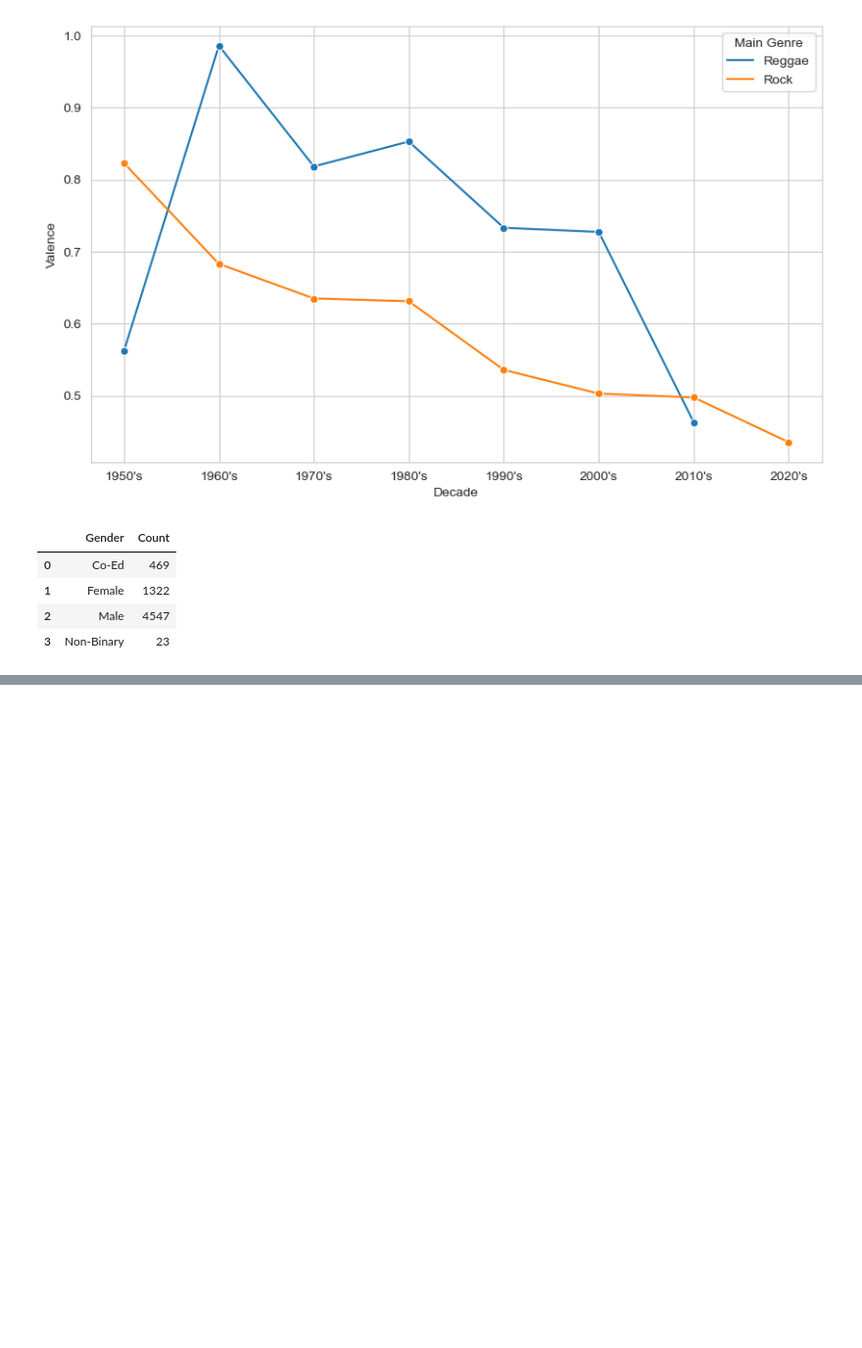
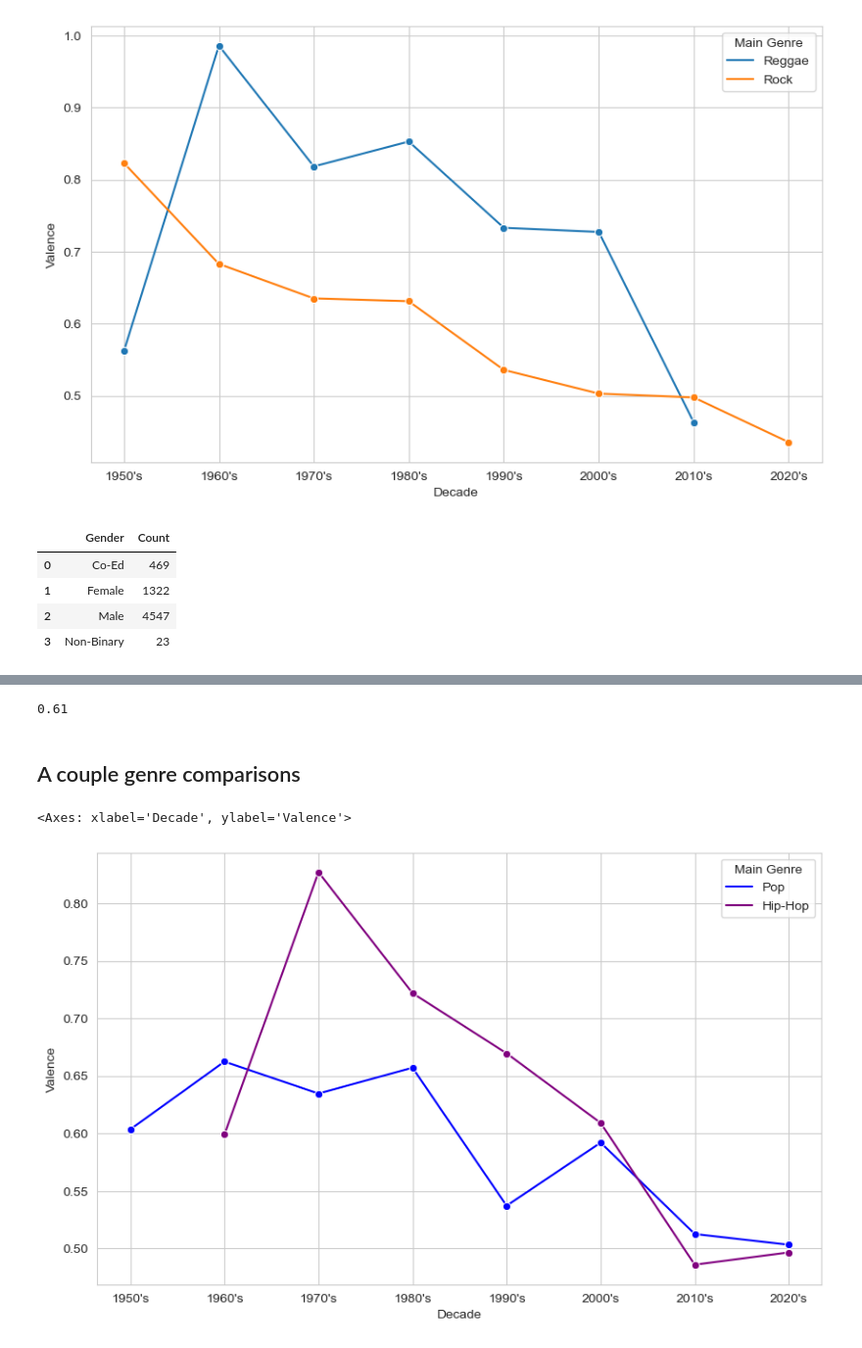
Before and after one commit to joshcb88/joshua_capstone, a Jupyter notebook: notebooks/Spotify Additional Analysis.ipynb, the cells around one changed output, grey strips where cells are left out. Shown: that part at 98% size. Cells and saved outputs as stored; diff of their text form; code cells hidden in the pictures; blank space fills up the shorter version.

```diff
--- a/notebooks/Spotify Additional Analysis.ipynb
+++ b/notebooks/Spotify Additional Analysis.ipynb
@@ -563,0 +584,16 @@ plt.pie(justgender['Count'], labels=justgender.Gender,autopct='%.0f%%');
+# %%
+full_data['Valence'].mean().round(2)
+# %% [output]
+0.61
+# %% [markdown]
+## A couple genre comparisons
+# %%
+bluesvspop=full_data.loc[full_data['Main Genre'].isin(['Pop','Hip-Hop'])]
+# %%
+bluesvspop =bluesvspop .groupby(['Decade', 'Main Genre']).mean().reset_index()
+# %%
+plt.figure(figsize=(10, 6))
+sns.lineplot(data=bluesvspop, x='Decade', y='Valence', hue='Main Genre',marker='o', palette=sns.blend_palette(['blue','red'],3))
+# %% [output]
+<Axes: xlabel='Decade', ylabel='Valence'>
+[figure, added]
```
Also changed, not shown: parts of 9 cells of this notebook, 1 other file.
